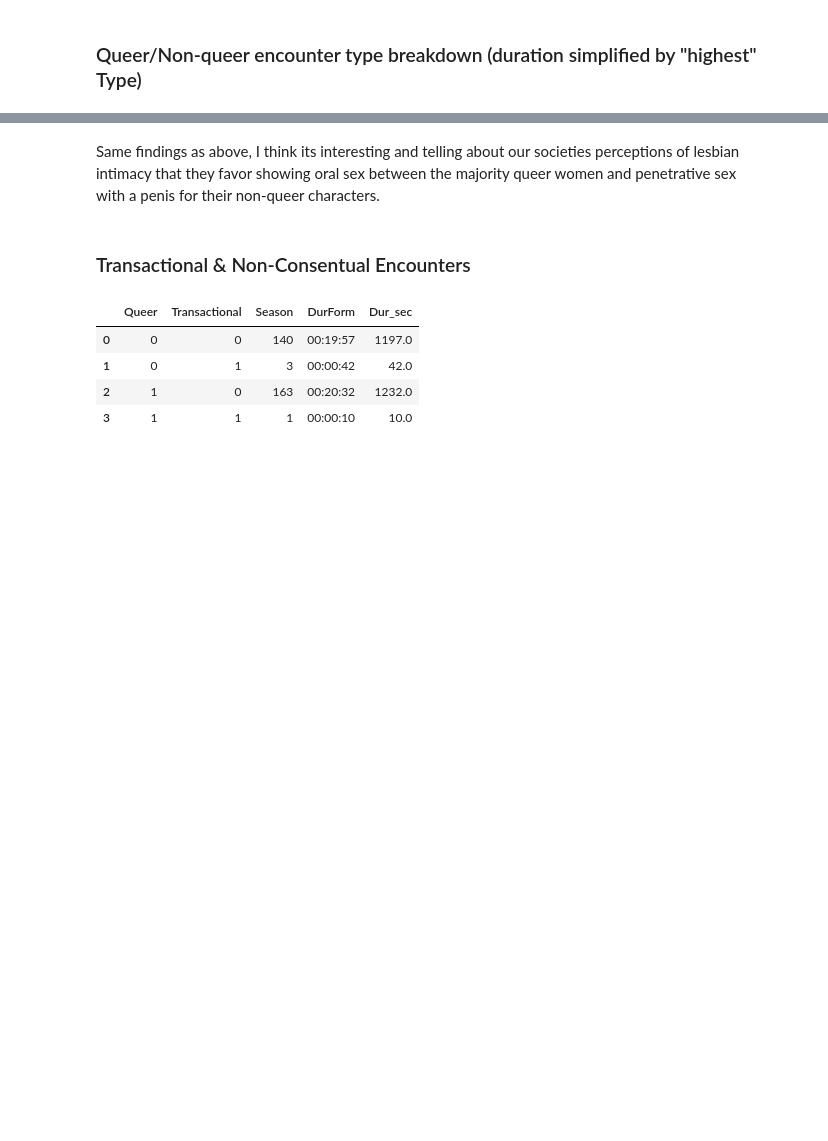
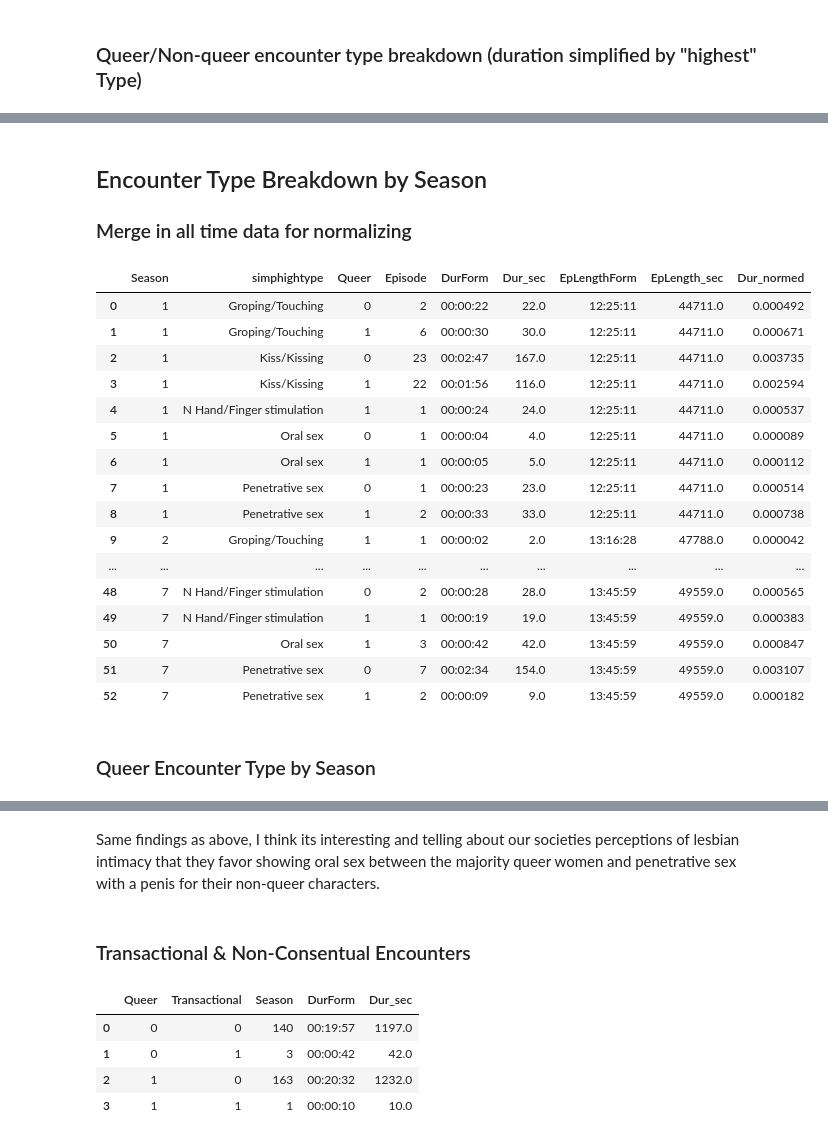
Before and after one commit to GaytaScience/OITNB, a Jupyter notebook: Analysis/explore.ipynb, the cells around one changed output, grey strips where cells are left out. Drawn from its saved outputs; the diff is of its cells as text; code cells hidden in the pictures; blank space fills up the shorter version.

Commit message:
Added encounter type by season

```diff
--- a/Analysis/explore.ipynb
+++ b/Analysis/explore.ipynb
@@ -102,3 +102,7 @@ dtype: object
 | 89 | 7 | 12 | The Big House | 1:15:45 | 01:15:45 | 01:15:45 | 4545.0 |
 | 90 | 7 | 13 | Here's Where We Get Off | 1:29:49 | 01:29:49 | 01:29:49 | 5389.0 |
 91 rows × 7 columns
+# %%
+# Season level dataset
+seasonfulltime = eplen.groupby(['Season']).agg({'EpLengthForm': "sum", 'EpLength_sec': "sum"}).reset_index()
+seasonfulltime
@@ -567,3 +580,34 @@ fig.update_layout(barmode='stack')
 fig.show()
 # %% [output]
 [interactive output not drawn]
+# %% [markdown]
+## Encounter Type Breakdown by Season
+### Merge in all time data for normalizing
+# %%
+# Non-normalized Type by Season
+simptypeseas = data.groupby(['Season', 'simphightype', 'Queer']).agg({'Episode': "count", 'DurForm': "sum", 'Dur_sec': "sum"}).reset_index()
+
+# Merge in total time
+simptypeseas_norm = pd.merge(simptypeseas, seasonfulltime, how='outer', on=['Season'])
+simptypeseas_norm['Dur_normed'] = simptypeseas_norm['Dur_sec']/simptypeseas_norm['EpLength_sec']
+simptypeseas_norm
+# %% [output]
+|  | Season | simphightype | Queer | Episode | DurForm | Dur_sec | EpLengthForm | EpLength_sec | Dur_normed |
+| 0 | 1 | Groping/Touching | 0 | 2 | 00:00:22 | 22.0 | 12:25:11 | 44711.0 | 0.000492 |
+| 1 | 1 | Groping/Touching | 1 | 6 | 00:00:30 | 30.0 | 12:25:11 | 44711.0 | 0.000671 |
+| 2 | 1 | Kiss/Kissing | 0 | 23 | 00:02:47 | 167.0 | 12:25:11 | 44711.0 | 0.003735 |
+| 3 | 1 | Kiss/Kissing | 1 | 22 | 00:01:56 | 116.0 | 12:25:11 | 44711.0 | 0.002594 |
+| 4 | 1 | N Hand/Finger stimulation | 1 | 1 | 00:00:24 | 24.0 | 12:25:11 | 44711.0 | 0.000537 |
+| 5 | 1 | Oral sex | 0 | 1 | 00:00:04 | 4.0 | 12:25:11 | 44711.0 | 0.000089 |
+| 6 | 1 | Oral sex | 1 | 1 | 00:00:05 | 5.0 | 12:25:11 | 44711.0 | 0.000112 |
+| 7 | 1 | Penetrative sex | 0 | 1 | 00:00:23 | 23.0 | 12:25:11 | 44711.0 | 0.000514 |
+| 8 | 1 | Penetrative sex | 1 | 2 | 00:00:33 | 33.0 | 12:25:11 | 44711.0 | 0.000738 |
+| 9 | 2 | Groping/Touching | 1 | 1 | 00:00:02 | 2.0 | 13:16:28 | 47788.0 | 0.000042 |
+| ... | ... | ... | ... | ... | ... | ... | ... | ... | ... |
+| 48 | 7 | N Hand/Finger stimulation | 0 | 2 | 00:00:28 | 28.0 | 13:45:59 | 49559.0 | 0.000565 |
+| 49 | 7 | N Hand/Finger stimulation | 1 | 1 | 00:00:19 | 19.0 | 13:45:59 | 49559.0 | 0.000383 |
+| 50 | 7 | Oral sex | 1 | 3 | 00:00:42 | 42.0 | 13:45:59 | 49559.0 | 0.000847 |
+| 51 | 7 | Penetrative sex | 0 | 7 | 00:02:34 | 154.0 | 13:45:59 | 49559.0 | 0.003107 |
+| 52 | 7 | Penetrative sex | 1 | 2 | 00:00:09 | 9.0 | 13:45:59 | 49559.0 | 0.000182 |
+# %% [markdown]
+### Queer Encounter Type by Season
```
Also changed, not shown: parts of 4 cells of this notebook.
